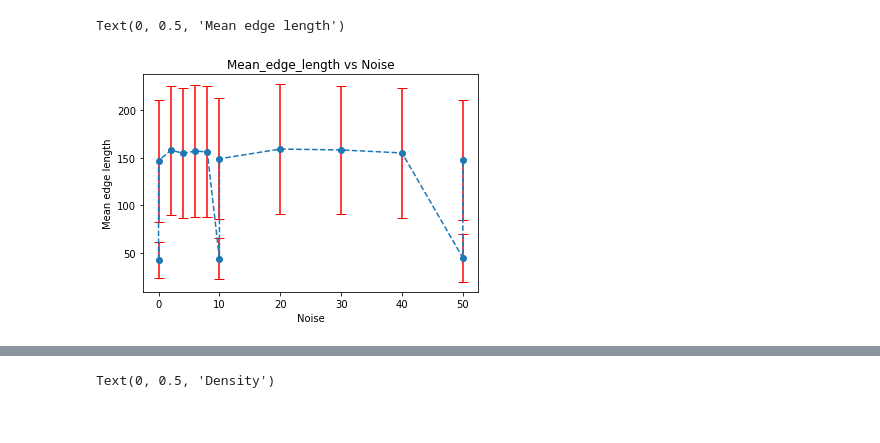
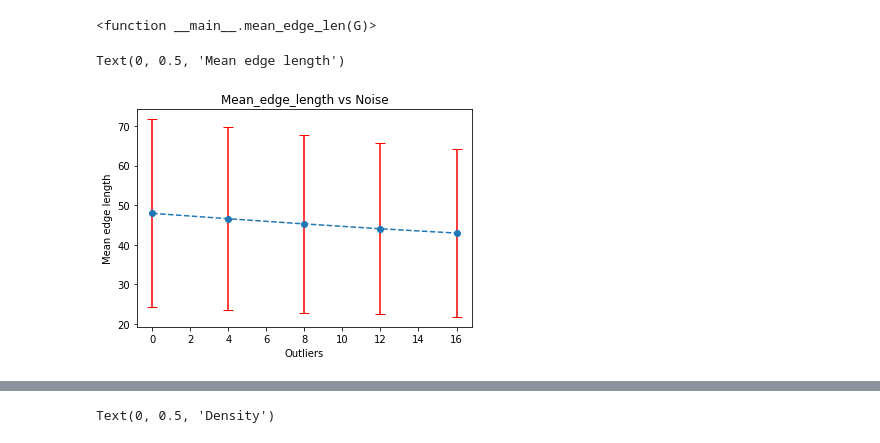
Before and after one commit to Rohit3594/Graph_matching, a Jupyter notebook: simulated_graph_stats.ipynb, the cells around one changed output, grey strips where cells are left out. Saved outputs shown, nothing was run; the diff lists cells and outputs as text; code cells hidden in the pictures.

```diff
--- a/simulated_graph_stats.ipynb
+++ b/simulated_graph_stats.ipynb
@@ -8,6 +10,6 @@ import seaborn as sns
 # %%
-path_1 = "/home/rohit/PhD_Work/GM_my_version/Graph_matching/data/simu_graph/"
-folder = "/0/graphs/"
+path_1 = "/home/rohit/PhD_Work/GM_my_version/Graph_matching/data/simu_graph/0/"
+folder = "/graphs/"
 #path = "/home/rohit/PhD_Work/stage_nathan/data/simu_graph/noise_50,outliers_20/0/graphs/"
 #directory = os.listdir("/home/rohit/PhD_Work/stage_nathan/data/simu_graph/noise_50,outliers_20/0/graphs")
 # %%
@@ -18,3 +20,6 @@ def mean_edge_len(G):
     std = np.std(all_geo)
 
     return mean_geo,std,all_geo
+# %%
+split_str = os.listdir(path_1)[2].split('_') # split folder name to extract noise param
+#int(split_str[1].split(',')[])
@@ -21,6 +35,6 @@ def mean_edge_len(G):
 # %%
 def mean_edge_len_vs_noise(path):
-    data_folder = [name for name in os.listdir(path)] # list the folders containing all graphs
+    data_folder = [name for name in os.listdir(path) if os.path.isdir(path+name)] # list the folders containing all graphs
 
     mean_geo = []
     noise_params = []
@@ -31,10 +45,10 @@ def mean_edge_len_vs_noise(path):
         geo_dis = []
         std_dist = []
         geo_dist_arr = []
+
         for graph in os.listdir(path+"/"+dr+folder):
 
-
-            G = p.load(open(path+"/"+dr+folder+"/"+graph, "rb" )) #read the graphs
+            G = nx.read_gpickle(path+"/"+dr+folder+"/"+graph) #read the graphs
 
             dist,std,all_geo = mean_edge_len(G)
             geo_dis.append(dist) # mean geodesic distance of graph samples per parameters
@@ -46,7 +60,7 @@ def mean_edge_len_vs_noise(path):
         mean_std.append(np.mean(std_dist)) # mean standard deviation
 
         split_str = dr.split('_') # split folder name to extract noise param
-        noise_params.append(int(split_str[1].split(',')[0]))
+        noise_params.append(int(split_str[-1].split(',')[0]))
 
 
     return mean_geo,noise_params,mean_std,all_geo_arr
@@ -72,8 +83,12 @@ Text(0, 0.5, 'Mean edge length')
+# %%
+mean_edge_len
+# %% [output]
+<function __main__.mean_edge_len(G)>
 # %%
 plt.errorbar(noise_params,mean_geo,mean_std, linestyle='--', marker='o',ecolor='r',capsize=5)
 plt.title("Mean_edge_length vs Noise")
-plt.xlabel('Noise')
+plt.xlabel('Outliers')
 plt.ylabel('Mean edge length')
 # %% [output]
 Text(0, 0.5, 'Mean edge length')
-[figure, old version]
+[figure, new version]
```
Also changed, not shown: parts of 5 cells of this notebook, 17 other files.
